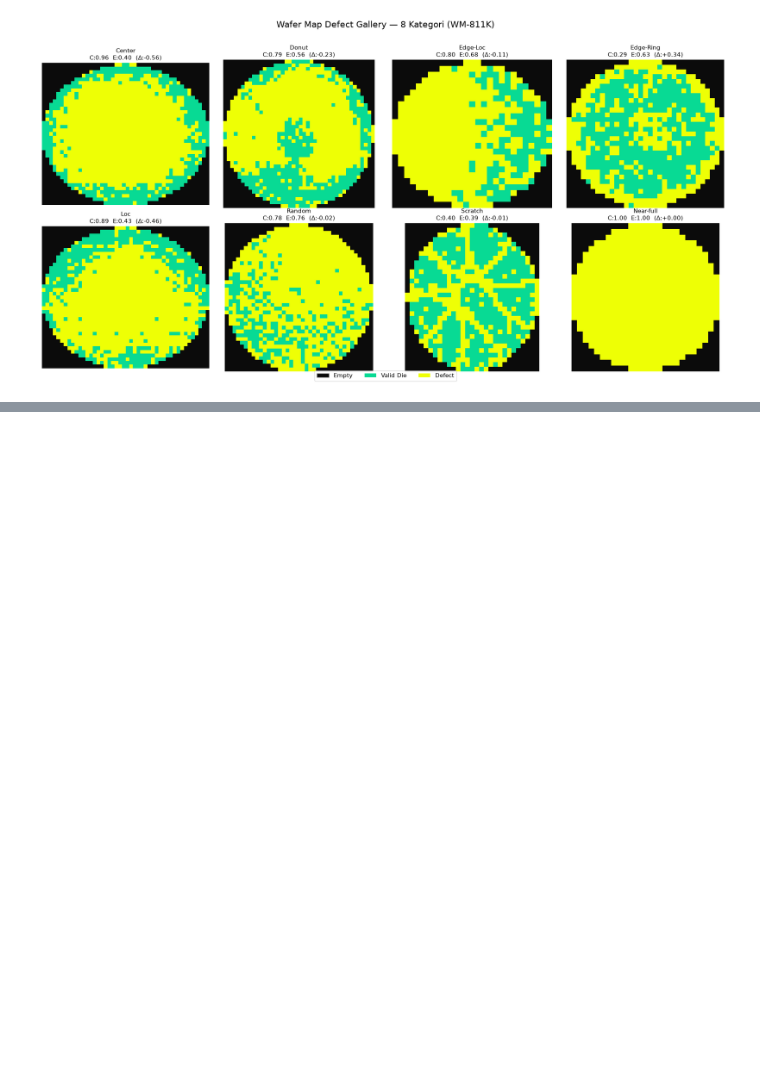
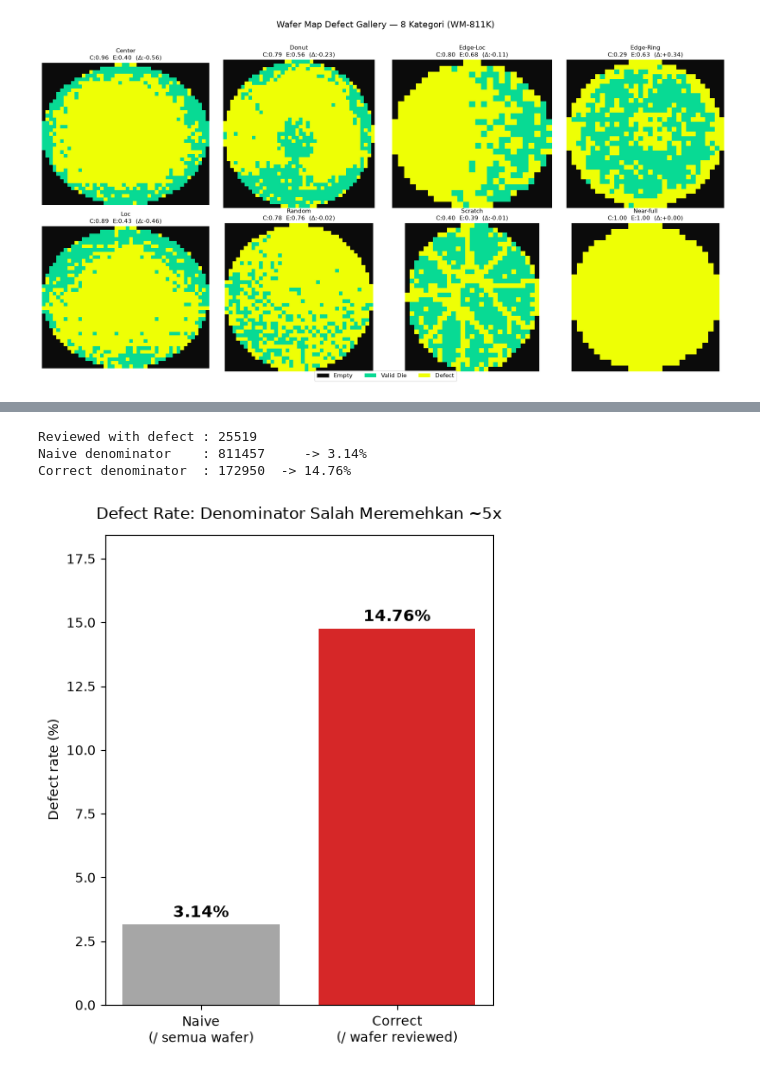
Before and after one commit to AfiefMiko/wafer-map-eda-python, a Jupyter notebook: notebooks/04_defect_gallery.ipynb, the cells around one changed output, grey strips where cells are left out. Saved outputs shown, nothing was run; the diff lists cells and outputs as text; code cells hidden in the pictures; blank space fills up the shorter version.

```diff
--- a/notebooks/04_defect_gallery.ipynb
+++ b/notebooks/04_defect_gallery.ipynb
@@ -98,0 +209,38 @@ plt.show()
+# %%
+# Naive vs Corrected Defect Rate
+
+n_total = len(df)
+n_reviewed_with_defect = (~df['stratify_key'].isin(['unlabeled', 'reviewed_no_defect'])).sum()
+n_reviewed_no_defect = (df['stratify_key'] == 'reviewed_no_defect').sum()
+n_reviewed = n_reviewed_no_defect + n_reviewed_with_defect
+
+rate_naive = n_reviewed_with_defect / n_total * 100
+rate_correct = n_reviewed_with_defect / n_reviewed * 100
+
+print(f"Reviewed with defect : {n_reviewed_with_defect}")
+print(f"Naive denominator    : {n_total}     -> {rate_naive:.2f}%")
+print(f"Correct denominator  : {n_reviewed}  -> {rate_correct:.2f}%")
+
+plt.figure(figsize=(5, 6))
+bars = plt.bar(
+    ['Naive\n(/ semua wafer)', 'Correct\n(/ wafer reviewed)'],
+    [rate_naive, rate_correct],
+    color=['#a6a6a6', '#d62728'],
+)
+for bar, val in zip(bars, [rate_naive, rate_correct]):
+    plt.text(bar.get_x() + bar.get_width()/2, bar.get_height() + 0.3,
+              f'{val:.2f}%', ha='center', fontsize=12, fontweight='bold')
+
+plt.ylabel('Defect rate (%)')
+plt.title('Defect Rate: Denominator Salah Meremehkan ~5x', fontsize=12, pad=12)
+plt.ylim(0, max(rate_naive, rate_correct) * 1.25)
+plt.tight_layout()
+
+Path('../assets').mkdir(exist_ok=True)
+plt.savefig('../assets/defect_rate_comparison.png', dpi=150, bbox_inches='tight')
+plt.show()
+# %% [output]
+Reviewed with defect : 25519
+Naive denominator    : 811457     -> 3.14%
+Correct denominator  : 172950  -> 14.76%
+[figure, added]
```
Also changed, not shown: parts of 3 cells of this notebook.
